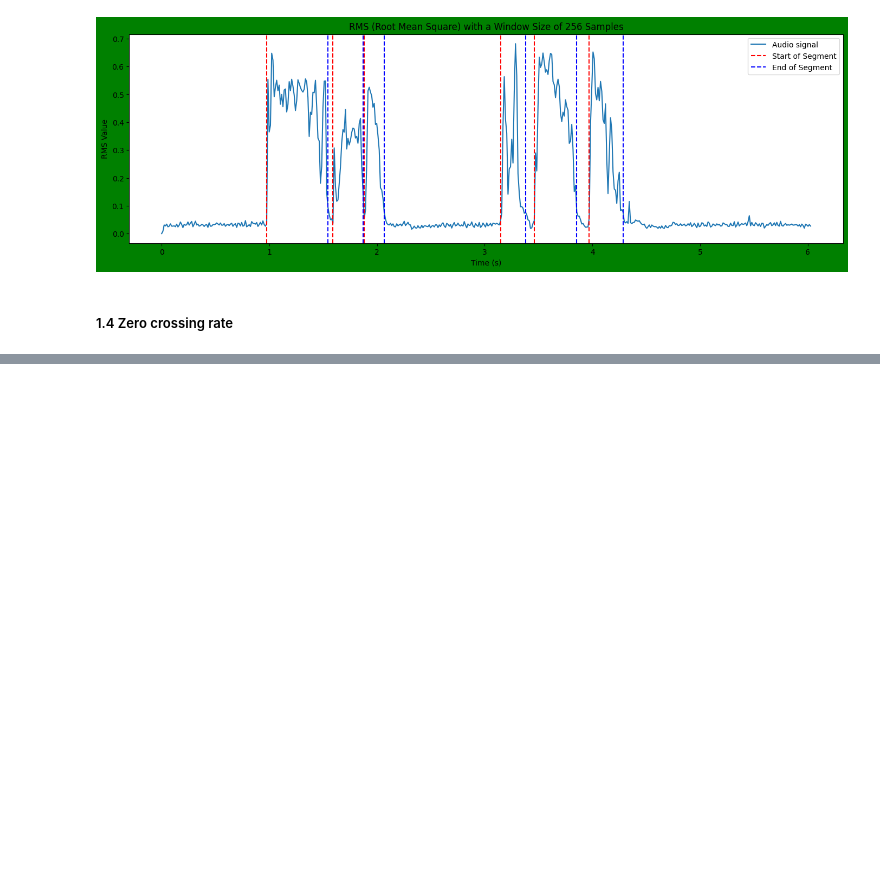
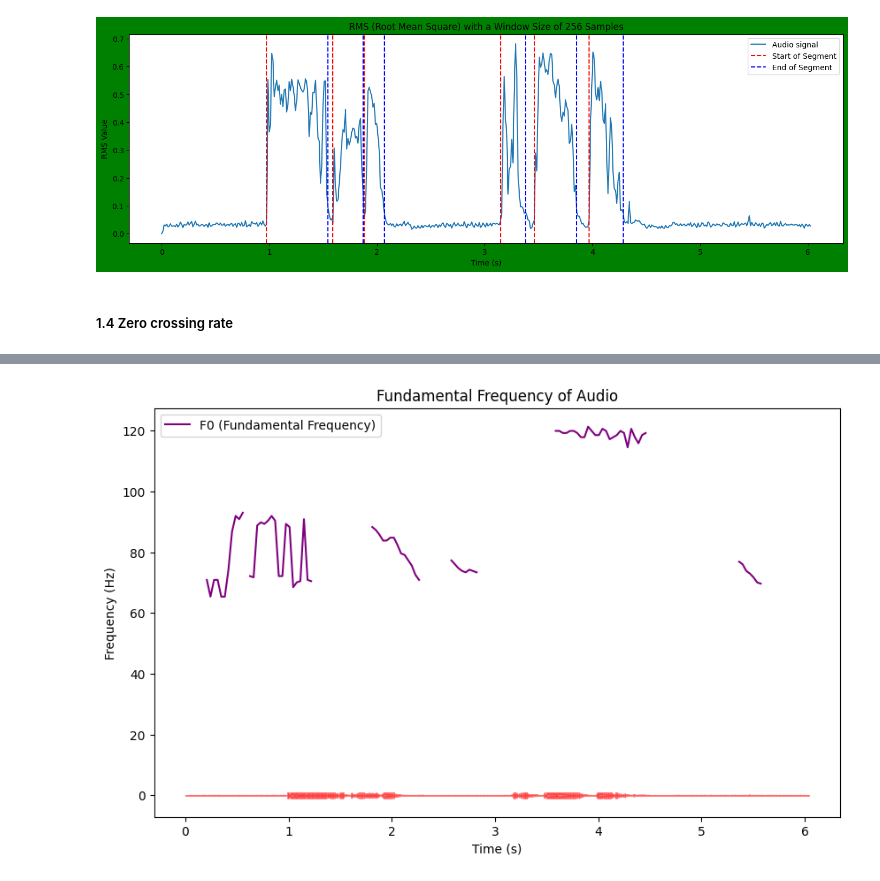
Before and after one commit to Kovelja009/speech_recognition_assignment_one, a Jupyter notebook: homework_assignment_one.ipynb, the cells around one changed output, grey strips where cells are left out. Saved outputs shown, nothing was run; the diff lists cells and outputs as text; code cells hidden in the pictures; blank space fills up the shorter version.

```diff
--- a/homework_assignment_one.ipynb
+++ b/homework_assignment_one.ipynb
@@ -142,0 +165,19 @@ plt.show()
+# %%
+# Calculate the fundamental frequency (F0)
+f0, voiced_flag, voiced_probs = librosa.pyin(audio_data, fmin=librosa.note_to_hz('C2'), fmax=librosa.note_to_hz('C7'))
+
+# Create a time array for the F0 values
+time = np.arange(0, len(f0)) * window_size / sample_rate
+
+
+# Plot the audio waveform and the F0
+plt.figure(figsize=(10, 6))
+librosa.display.waveshow(audio_data, alpha=0.5, color='red')
+plt.plot(time*3, f0, label='F0 (Fundamental Frequency)', color='purple')
+plt.title('Fundamental Frequency of Audio')
+plt.xlabel('Time (s)')
+plt.ylabel('Frequency (Hz)')
+plt.legend()
+plt.show()
+# %% [output]
+[figure, added]
```
Also changed, not shown: parts of 6 cells of this notebook.
